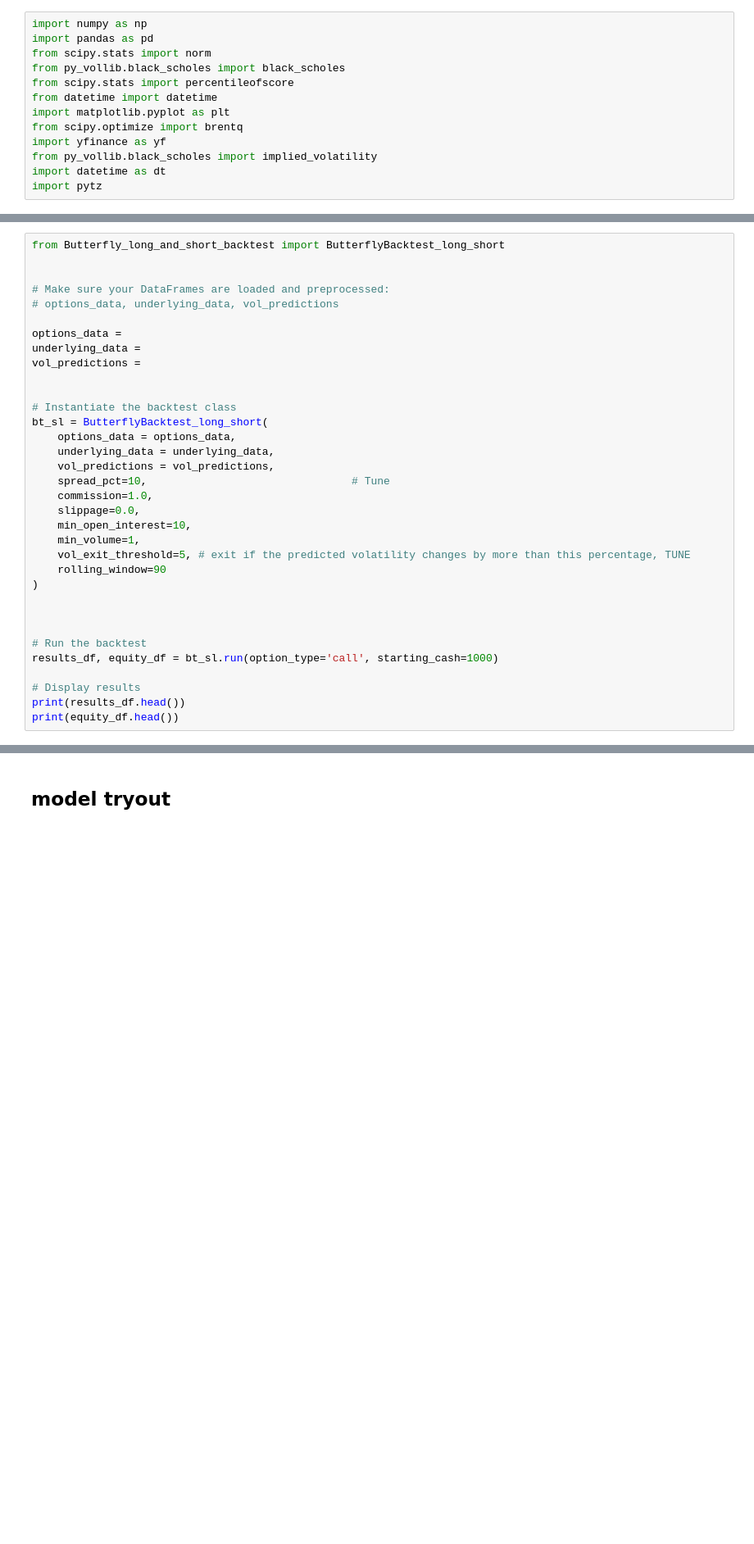
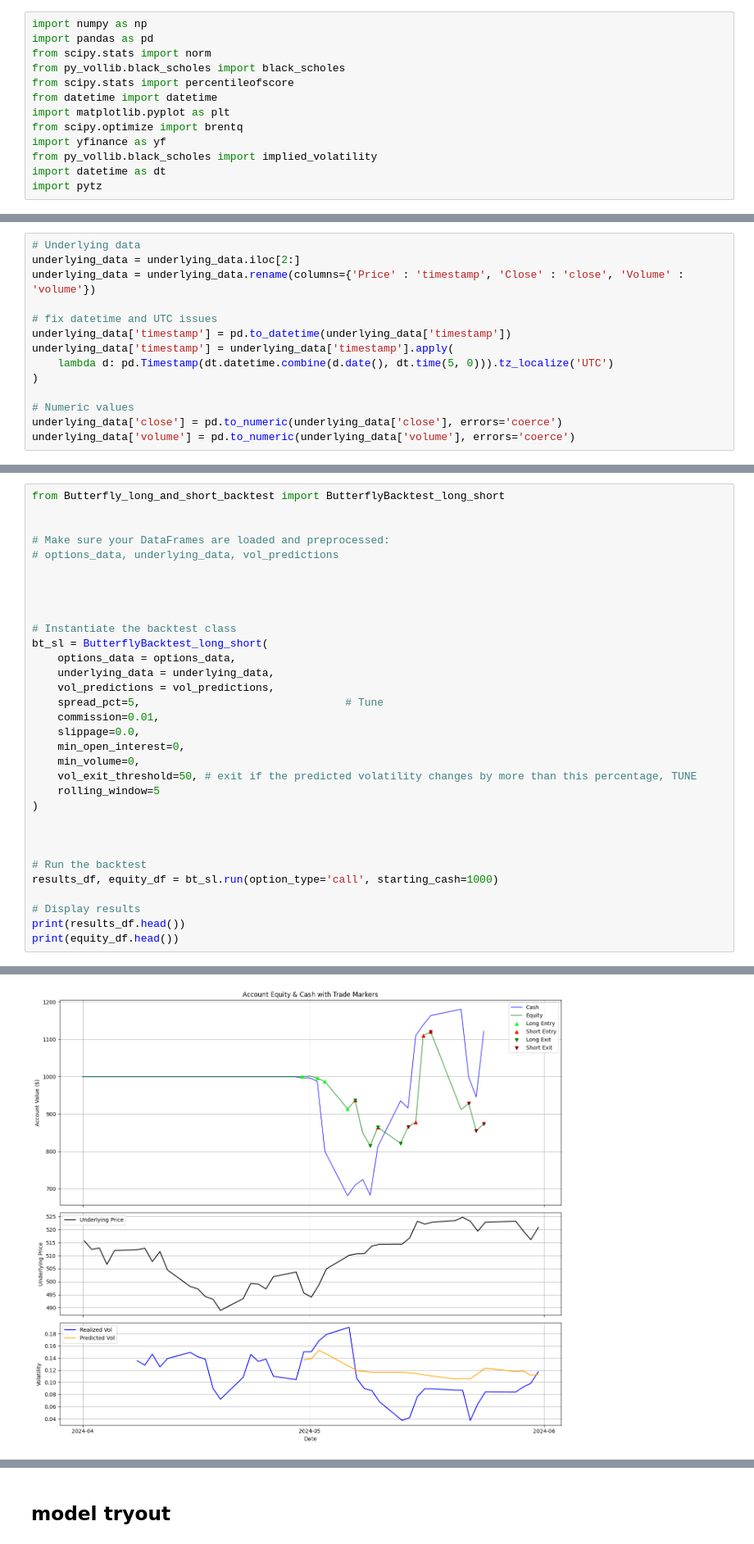
Before and after one commit to principlepauli/Butterflies-, a Jupyter notebook: Strategy/Option_Butterfly_1.ipynb, the cells around one changed output, grey strips where cells are left out. Shown at 82% size. Drawn from its saved outputs; the diff is of its cells as text; blank space fills up the shorter version.

```diff
--- a/Strategy/Option_Butterfly_1.ipynb
+++ b/Strategy/Option_Butterfly_1.ipynb
@@ -35,0 +47,14 @@ vol_predictions = vol_predictions # DataFrame with columns: prediction_day, pred
+# %%
+# Underlying data
+underlying_data = underlying_data.iloc[2:]
+underlying_data = underlying_data.rename(columns={'Price' : 'timestamp', 'Close' : 'close', 'Volume' : 'volume'})
+
+# fix datetime and UTC issues
+underlying_data['timestamp'] = pd.to_datetime(underlying_data['timestamp'])
+underlying_data['timestamp'] = underlying_data['timestamp'].apply(
+    lambda d: pd.Timestamp(dt.datetime.combine(d.date(), dt.time(5, 0))).tz_localize('UTC')
+)
+
+# Numeric values
+underlying_data['close'] = pd.to_numeric(underlying_data['close'], errors='coerce')
+underlying_data['volume'] = pd.to_numeric(underlying_data['volume'], errors='coerce')
@@ -173,9 +261,7 @@ from Butterfly_long_and_short_backtest import ButterflyBacktest_long_short
 # Make sure your DataFrames are loaded and preprocessed:
 # options_data, underlying_data, vol_predictions
 
-options_data =
-underlying_data =
-vol_predictions =
+
 
 
 # Instantiate the backtest class
@@ -183,13 +269,13 @@ bt_sl = ButterflyBacktest_long_short(
     options_data = options_data,
     underlying_data = underlying_data,
     vol_predictions = vol_predictions,
-    spread_pct=10,                                # Tune
-    commission=1.0,
+    spread_pct=5,                                # Tune
+    commission=0.01,
     slippage=0.0,
-    min_open_interest=10,
-    min_volume=1,
-    vol_exit_threshold=5, # exit if the predicted volatility changes by more than this percentage, TUNE
-    rolling_window=90
+    min_open_interest=0,
+    min_volume=0,
+    vol_exit_threshold=50, # exit if the predicted volatility changes by more than this percentage, TUNE
+    rolling_window=5
 )
 
 
@@ -200,3 +286,4 @@ results_df, equity_df = bt_sl.run(option_type='call', starting_cash=1000)
 # Display results
 print(results_df.head())
 print(equity_df.head())
+# %% [output]
@@ -202,0 +307 @@ print(equity_df.head())
+[figure, added]
```
Also changed, not shown: parts of 13 cells of this notebook, 1 other file.
